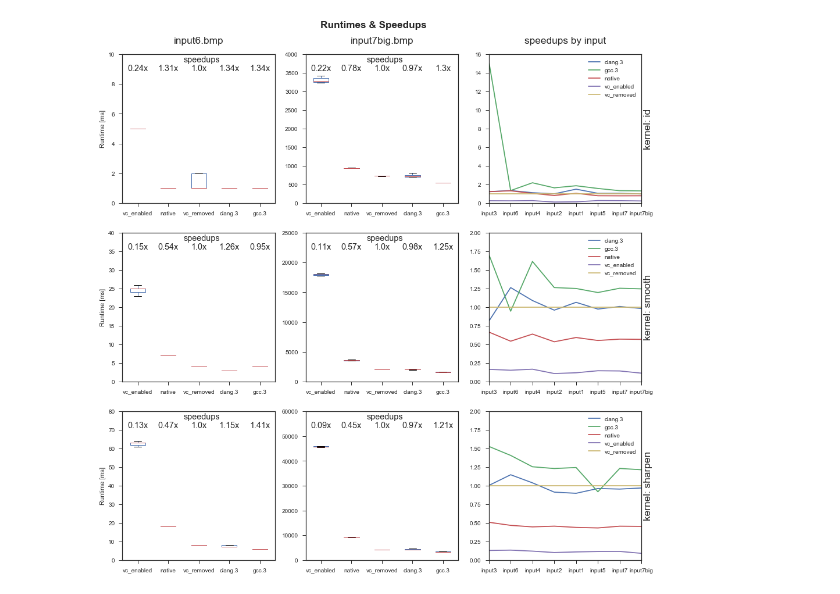
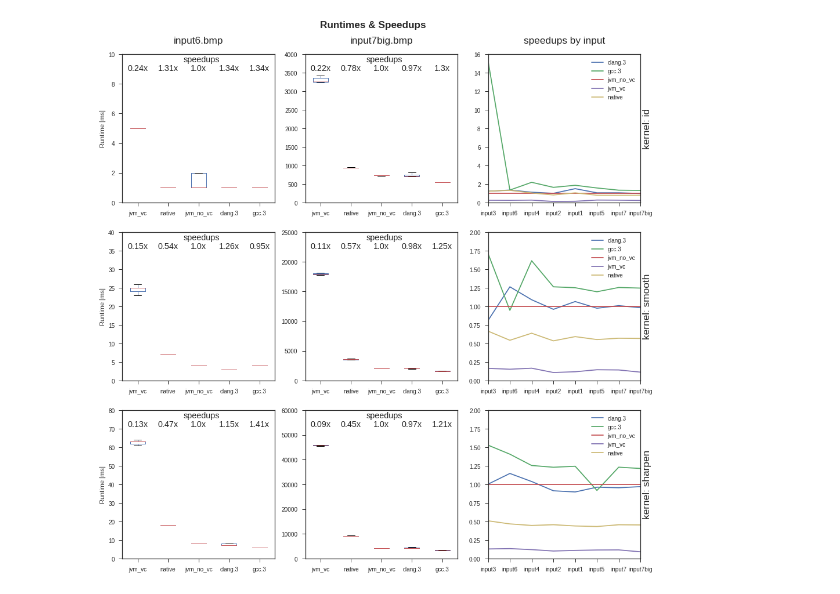
Before and after one commit to mantognini/GenC, a Jupyter notebook: 3 master thesis project report/case_studies/Image Processing/benchmark/runtimes_explorer_for_report.ipynb, the cells around one changed output. Cells and saved outputs as stored; diff of their text form; code cells hidden in the pictures.

```diff
--- a/3 master thesis project report/case_studies/Image Processing/benchmark/runtimes_explorer_for_report.ipynb
+++ b/3 master thesis project report/case_studies/Image Processing/benchmark/runtimes_explorer_for_report.ipynb
@@ -18,6 +18,7 @@ def mask(df, key, value):
 versions = ['vc_enabled', 'vc_disabled', 'vc_removed', 'clang.0', 'clang.1', 'clang.3', 'gcc.0', 'gcc.1', 'gcc.3', 'native']
 versionsOfInterest = ['vc_enabled', 'native', 'vc_removed', 'clang.3', 'gcc.3']
 versionBaseline = 'vc_removed'
+renameVersions = { 'vc_enabled': 'jvm_vc', 'vc_removed': 'jvm_no_vc' }
 
 pixels = {
     'input1': '384 × 480 pixels',
@@ -36,10 +37,13 @@ inputOrderIndex = dict(zip(inputOrder, range(len(inputOrder))))
 # %%
 def extract(filter, input):
     sf = mask(mask(csv, 'input', input), 'filter', filter)
+    sf['version'] = sf['version'].replace(renameVersions)
 
     sfs = []
     for v in versionsOfInterest:
+        v = renameVersions.get(v, v)
         tmp = mask(sf, 'version', v).rename(columns = { 'runtime[ms]': v })
+        #tmp = tmp.replace({ 'version': renameVersions })
         tmp = tmp.reset_index(drop = True)
         sfs.append(tmp)
 
@@ -50,9 +54,11 @@ def extract(filter, input):
 def plotSpeedupsByFilter(filter, ax):
     data = mask(csv, 'filter', filter)
     data = data[data['version'].isin(versionsOfInterest)].rename(columns = { 'runtime[ms]': 'runtime' })
+    data['version'] = data['version'].replace(renameVersions)
     #data = data[data['input'] != 'input3']
 
-    baselines = mask(data, 'version', versionBaseline).groupby(by = ['input'], as_index = True).mean()
+    tmp = mask(data, 'version', renameVersions.get(versionBaseline, versionBaseline))
+    baselines = tmp.groupby(by = ['input'], as_index = True).mean()
 
     averages = data.groupby(by = ['version', 'input'], as_index = False).mean()
     averages['rank'] = averages['input'].map(inputOrderIndex)
@@ -101,7 +107,7 @@ with plt.style.context(('seaborn-ticks')):
             subdata = extract(filter, input)
 
             avgs = subdata.mean()
-            baseline = avgs[versionBaseline]
+            baseline = avgs[renameVersions.get(versionBaseline, versionBaseline)]
             speedups = avgs.map(lambda x: baseline / x)
 
             # Display average speedups as numerical text above the boxes
@@ -111,31 +117,31 @@ with plt.style.context(('seaborn-ticks')):
             labels = [ str(np.round(s, 2)) + 'x' for s in speedups ]
             _, top = ax.get_ylim()
             ax.text(len(labels) / 2, top - (top * 0.05), 'speedups', size = 'large')
             for xshift, label in enumerate(labels):
                 ax.text(xshift + 1, top - (top * 0.11), label,
                         horizontalalignment = 'center', size = 'large')
 
     ## Plot for column 3:
     for y in ys:
         ax = axes[y, 2]
         filter = yfilters[y]
         plotSpeedupsByFilter(filter, ax)
 
     for y in ys:
         axes[y, 0].set_ylabel('Runtime [ms]')
         axes[y, 2].yaxis.set_label_position("right")
         axes[y, 2].set_ylabel('kernel: {}'.format(ylabels[y]), size = 'x-large')
         axes[y, 2].set_xlabel('')
 
     for x in xs:
         axes[0, x].set_title(xtitles[x], size = 'x-large', y = 1.05)
 
     plt.suptitle('Runtimes & Speedups',
                  fontsize = 'x-large', fontweight = 'bold', y = 0.93)
 
     pp.savefig()
     plt.show()
 
     pp.close()
 # %% [output]
-[figure, old version]
+[figure, new version]
```
Also changed, not shown: 3 other files.
